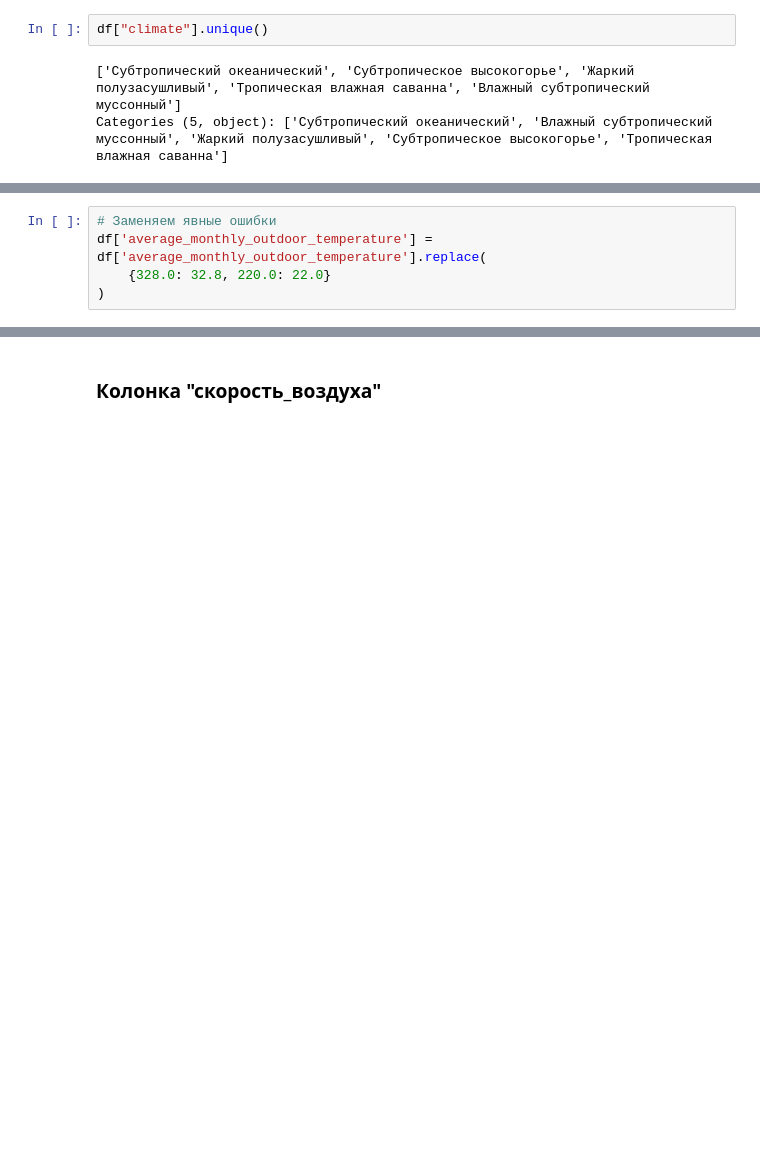
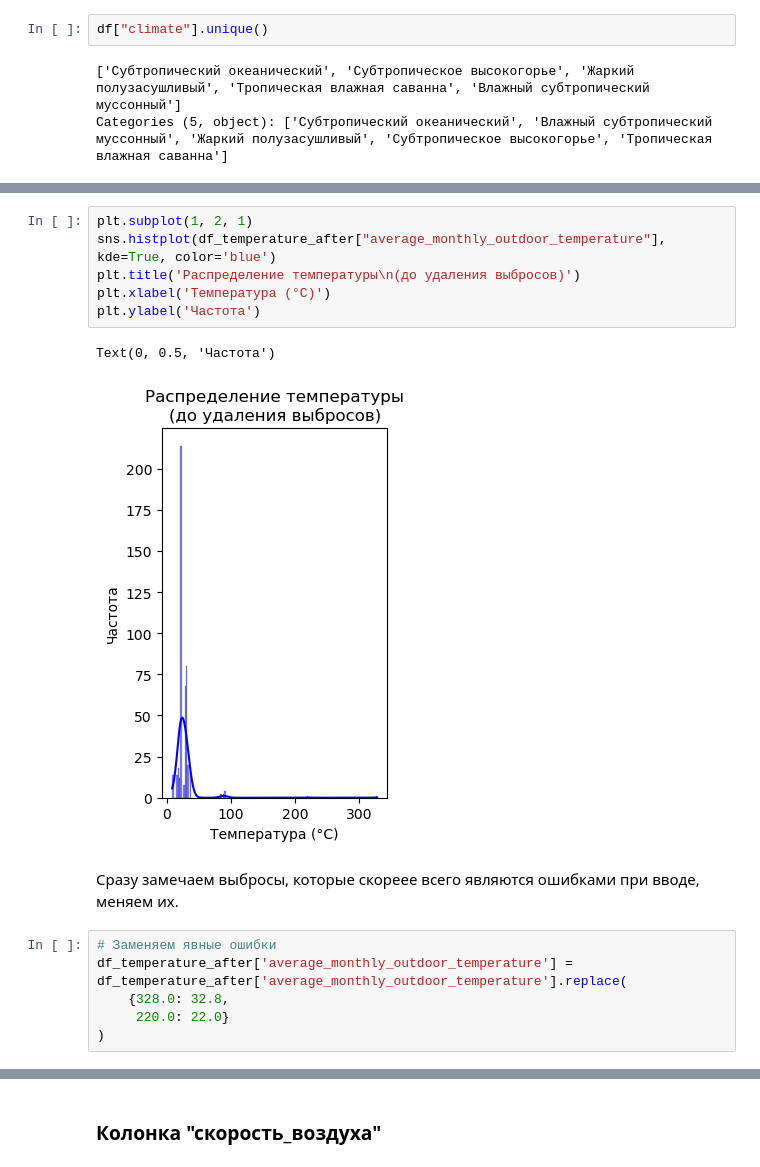
Before and after one commit to VladSunny/YLDA-Climate, a Jupyter notebook: PETE/New_YAndex.ipynb, the cells around one changed output, grey strips where cells are left out. Drawn from its saved outputs; the diff is of its cells as text; blank space fills up the shorter version.

```diff
--- a/PETE/New_YAndex.ipynb
+++ b/PETE/New_YAndex.ipynb
@@ -516,5 +502,17 @@ Records removed: 58
+# %%
+plt.subplot(1, 2, 1)
+sns.histplot(df_temperature_after["average_monthly_outdoor_temperature"], kde=True, color='blue')
+plt.title('Распределение температуры\n(до удаления выбросов)')
+plt.xlabel('Температура (°C)')
+plt.ylabel('Частота')
+# %% [output]
+Text(0, 0.5, 'Частота')
+[figure, added]
+# %% [markdown]
+Сразу замечаем выбросы, которые скореее всего являются ошибками при вводе, меняем их.
 # %%
 # Заменяем явные ошибки
-df['average_monthly_outdoor_temperature'] = df['average_monthly_outdoor_temperature'].replace(
-    {328.0: 32.8, 220.0: 22.0}
+df_temperature_after['average_monthly_outdoor_temperature'] = df_temperature_after['average_monthly_outdoor_temperature'].replace(
+    {328.0: 32.8,
+     220.0: 22.0}
 )
```
Also changed, not shown: parts of 10 cells of this notebook.
